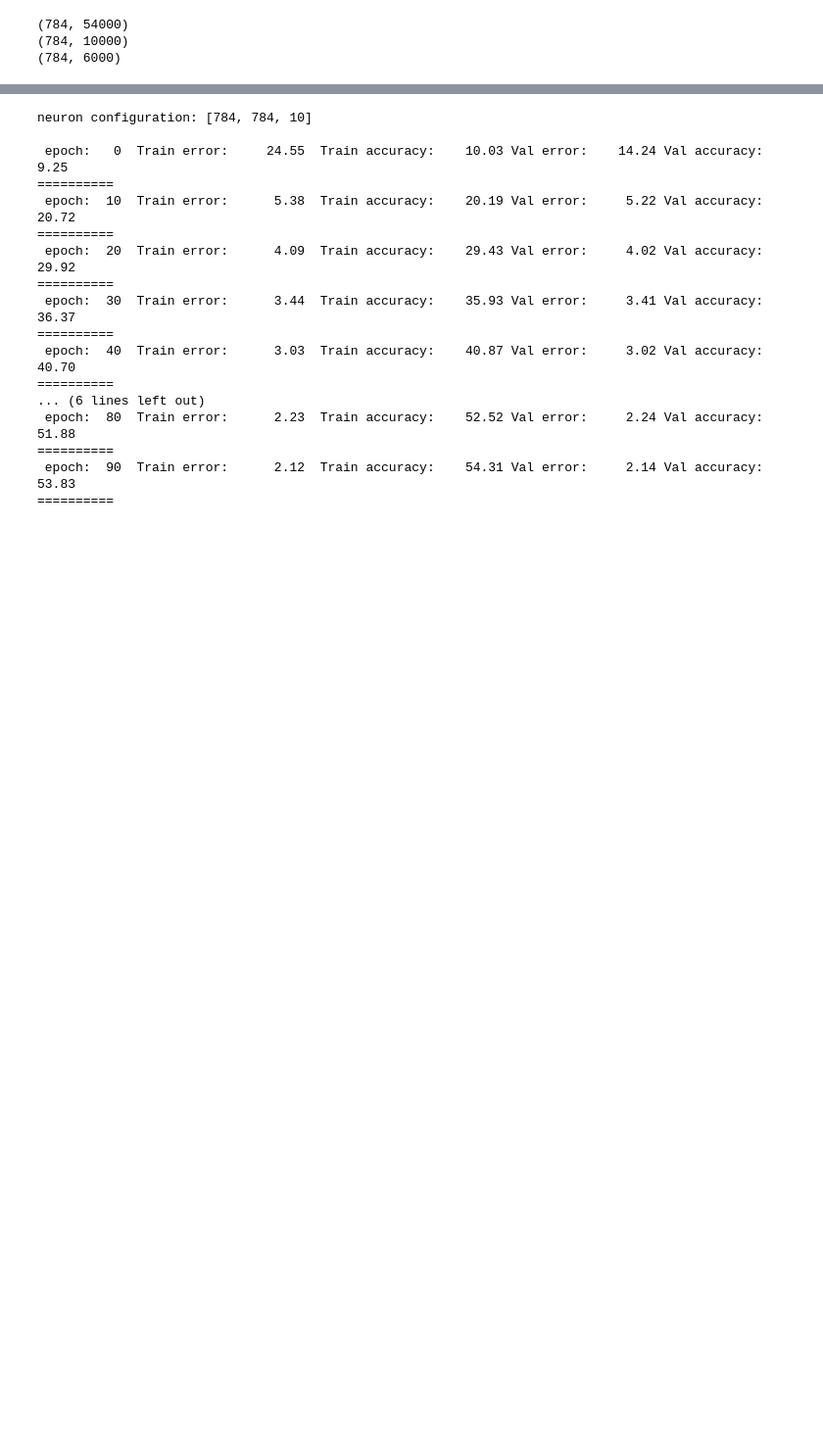
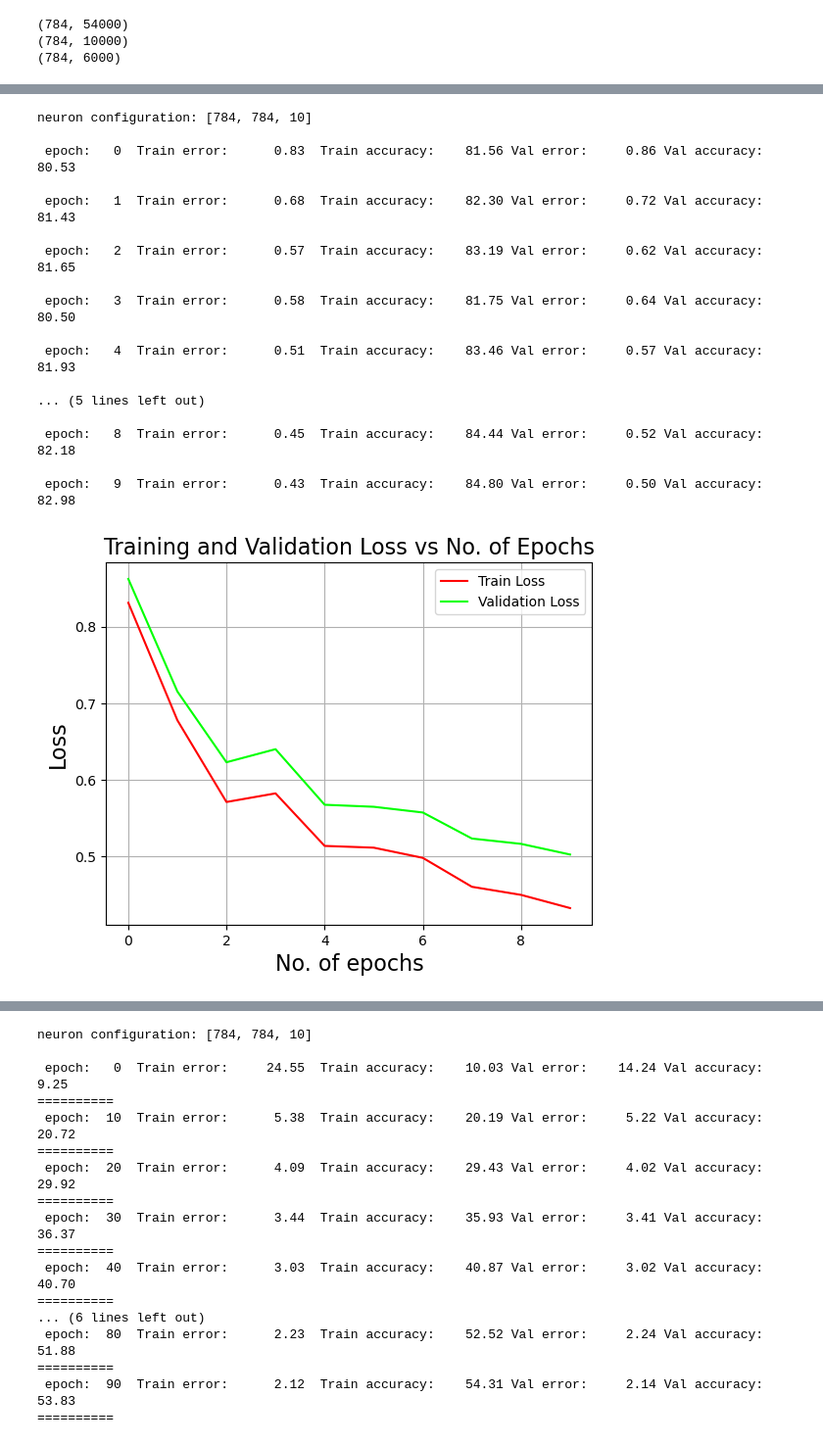
Before and after one commit to ananthu2014/MNIST_and_Fashion-MNIST_Image-Classification, a Jupyter notebook: Assignment 1/CS6910 Assignment 1.ipynb, the cells around one changed output, grey strips where cells are left out. Shown at 98% size. Drawn from its saved outputs; the diff is of its cells as text; code cells hidden in the pictures; blank space fills up the shorter version.

```diff
--- a/Assignment 1/CS6910 Assignment 1.ipynb
+++ b/Assignment 1/CS6910 Assignment 1.ipynb
@@ -681,0 +694,22 @@ neuron configuration: [784, 784, 10]
+# %%
+'''Adam algorithm'''
+neural_network(x_train,y_train,x_val,y_val,learning_rate=0.01,beta1=0.9,beta2=0.99,optimizer='adam',epochs=10,neurons=784,batch_size=256)
+# %% [output]
+neuron configuration: [784, 784, 10]
+
+ epoch:   0  Train error:      0.83  Train accuracy:    81.56 Val error:     0.86 Val accuracy:    80.53
+
+ epoch:   1  Train error:      0.68  Train accuracy:    82.30 Val error:     0.72 Val accuracy:    81.43
+
+ epoch:   2  Train error:      0.57  Train accuracy:    83.19 Val error:     0.62 Val accuracy:    81.65
+
+ epoch:   3  Train error:      0.58  Train accuracy:    81.75 Val error:     0.64 Val accuracy:    80.50
+
+ epoch:   4  Train error:      0.51  Train accuracy:    83.46 Val error:     0.57 Val accuracy:    81.93
+
+... (5 lines left out)
+
+ epoch:   8  Train error:      0.45  Train accuracy:    84.44 Val error:     0.52 Val accuracy:    82.18
+
+ epoch:   9  Train error:      0.43  Train accuracy:    84.80 Val error:     0.50 Val accuracy:    82.98
+[figure, added]
```
Also changed, not shown: parts of 10 cells of this notebook.
